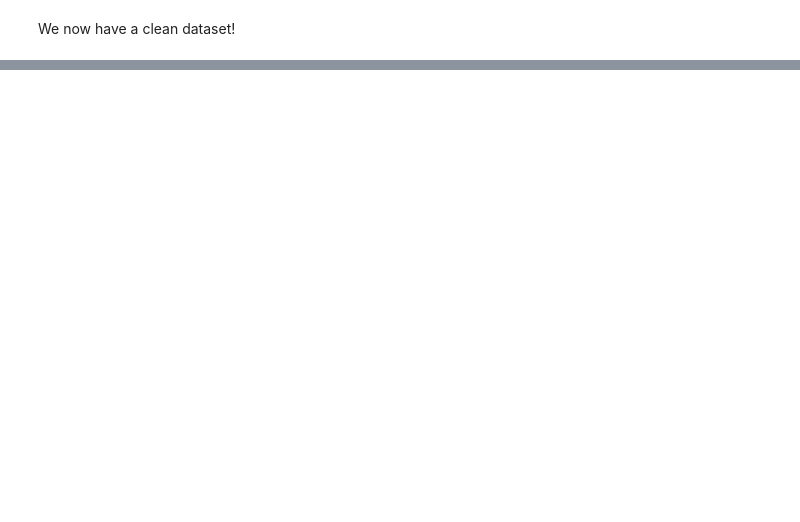
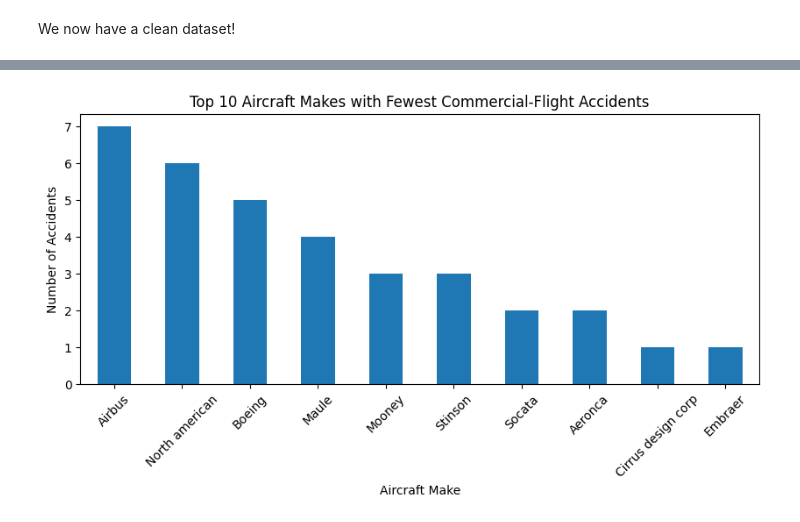
Before and after one commit to cris-mbici/moringa-school, a Jupyter notebook: Moringa Phase 1 Project - Aircraft Safety/analysis.ipynb, the cells around one changed output, grey strips where cells are left out. Saved outputs shown, nothing was run; the diff lists cells and outputs as text; code cells hidden in the pictures; blank space fills up the shorter version.

```diff
--- a/Moringa Phase 1 Project - Aircraft Safety/analysis.ipynb
+++ b/Moringa Phase 1 Project - Aircraft Safety/analysis.ipynb
@@ -95,7 +169,7 @@ This keeps the categories consistent and avoids introducing new labels.
 categorical_data = ["Purpose.of.flight", "Aircraft.damage", "Injury.Severity", "Engine.Type", "Weather.Condition", "Amateur.Built"]
 
 for i in categorical_data:
-    most_common = df_simple[col].mode(dropna=True)[0] # to get the mode
+    most_common = df_simple[i].mode(dropna=True)[0] # to get the mode
     df_simple[i].fillna(most_common, inplace=True)
 
 df_simple.info()
@@ -124,0 +290,12 @@ df_simple.info()
+# %%
+# 1. Count accidents per make
+make_counts = df_recent["Make"].value_counts()
+
+# 2. Identify makes that meet the 100-incident threshold
+common_makes = make_counts[make_counts >= 100].index
+
+# 3. Filter the DataFrame
+df_100plus = df_recent[df_recent["Make"].isin(common_makes)]
+
+print(f"Makes kept: {len(common_makes)}")
+print(f"Rows kept:  {df_100plus.shape[0]}")
@@ -126,0 +422,13 @@ We now have a clean dataset!
+# %%
+# Filter to (a) makes with ≥100 accidents  AND  (b) private flights
+df_commercial_100 = df_100plus[df_100plus["Flight.Category"] == "Commercial"]
+
+(df_commercial_100["Aircraft.damage"]
+     .value_counts()
+     .plot(kind="bar", figsize=(10,4), color='darkred'))
+
+plt.title("Aircraft Damage Levels – Commercial Flights (Makes ≥100 Accidents)")
+plt.ylabel("Accident count")
+plt.xlabel("Aircraft Damage")
+plt.xticks(rotation=45)
+plt.show()
@@ -126,0 +479,12 @@ We now have a clean dataset!
+# %%
+# Top 10 makes with the fewest accidents in COMMERCIAL flights (≥100 group)
+top_10_commercial = df_commercial_100['Make'].value_counts().tail(10)
+
+top_10_commercial.plot(kind='bar', figsize=(10,4))
+plt.title('Top 10 Aircraft Makes with Fewest Commercial-Flight Accidents')
+plt.xlabel('Aircraft Make')
+plt.ylabel('Number of Accidents')
+plt.xticks(rotation=45)
+plt.show()
+# %% [output]
+[figure, added]
```
Also changed, not shown: parts of 45 cells of this notebook.
